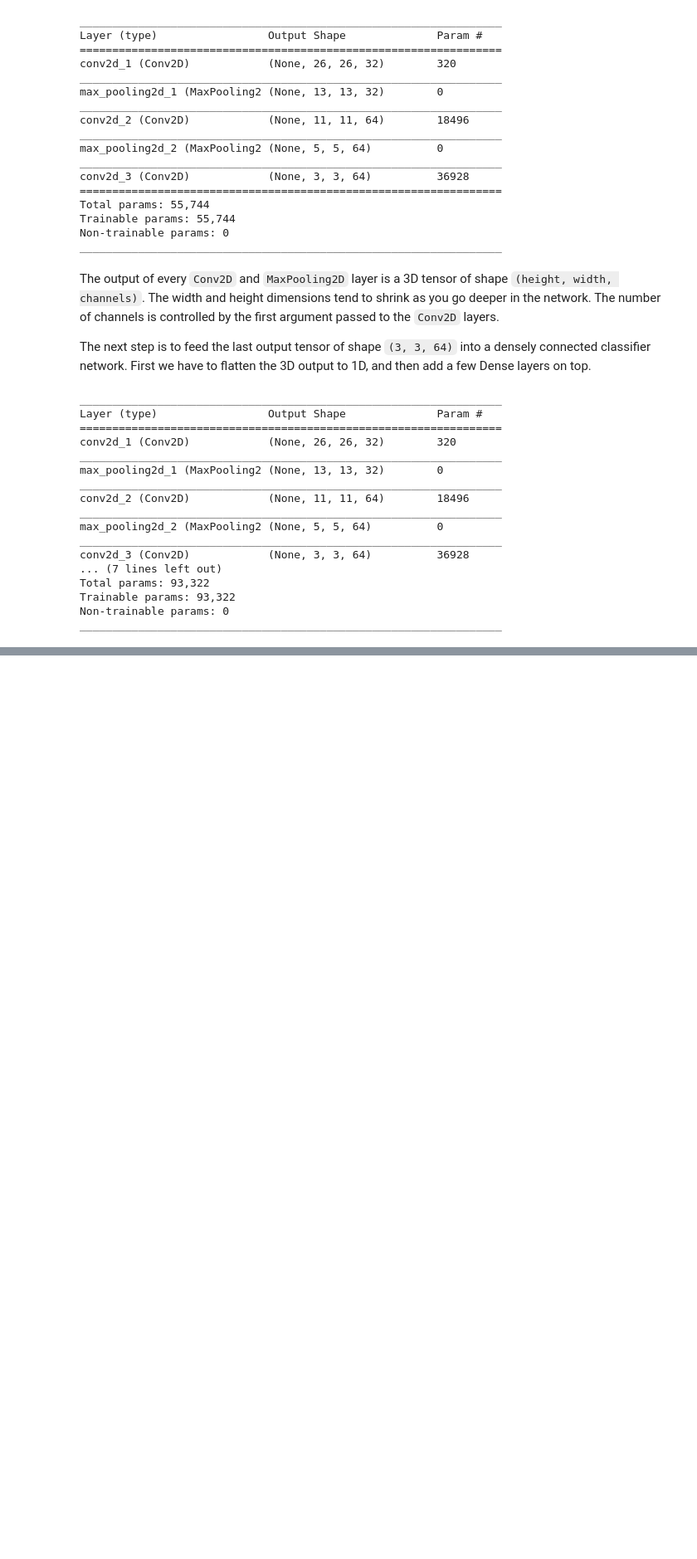
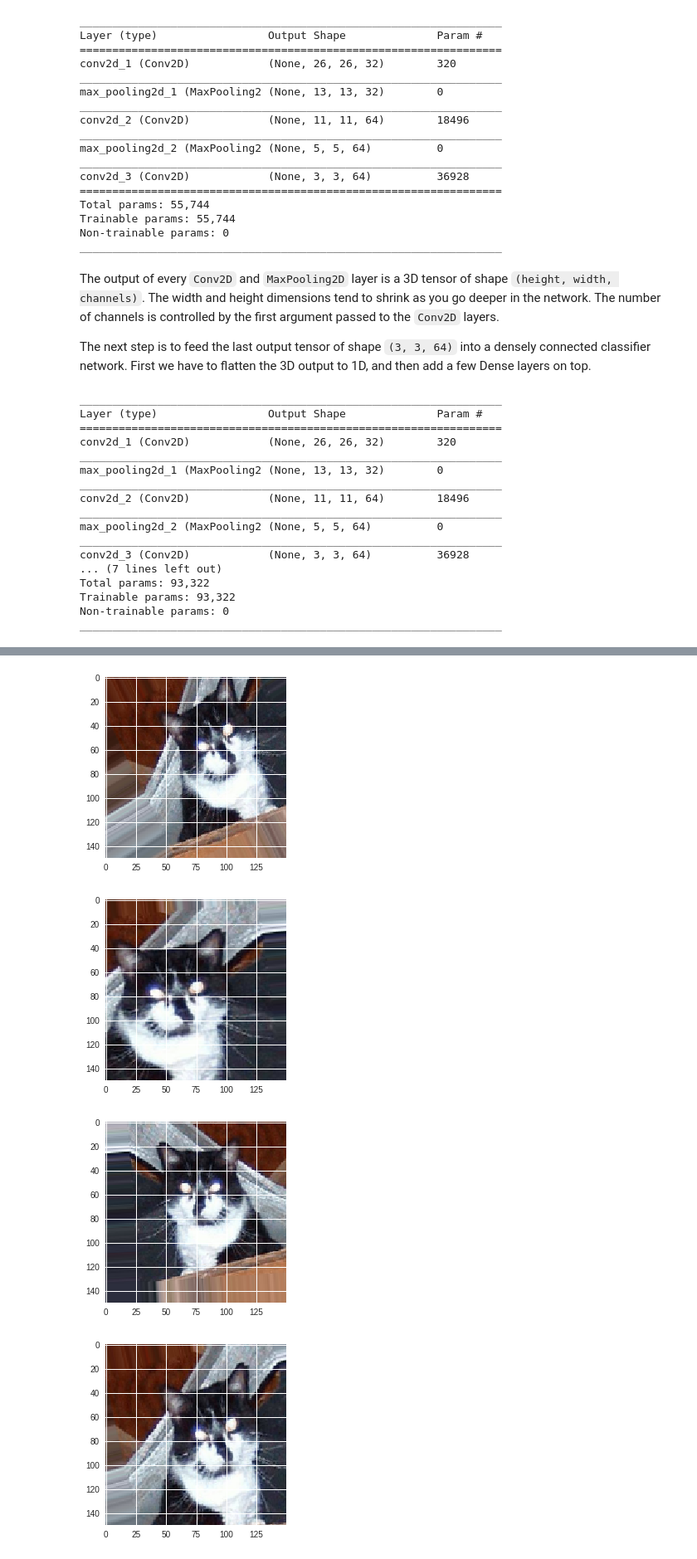
Before and after one commit to yuraist/learn-ML, a Jupyter notebook: notebooks/Deep Learning for Computer Vision.ipynb, the cells around one changed output, grey strips where cells are left out. Shown: that part at 83% size. Saved outputs shown, nothing was run; the diff lists cells and outputs as text; code cells hidden in the pictures; blank space fills up the shorter version.

```diff
--- a/notebooks/Deep Learning for Computer Vision.ipynb
+++ b/notebooks/Deep Learning for Computer Vision.ipynb
@@ -93,0 +401,10 @@ test_acc
+# %%
+datagen = ImageDataGenerator(
+    rotation_range=40,
+    width_shift_range=0.2,
+    height_shift_range=0.2,
+    shear_range=0.2,
+    zoom_range=0.2,
+    horizontal_flip=True,
+    fill_mode='nearest'
+)
@@ -93,0 +421,31 @@ test_acc
+# %%
+from keras.preprocessing import image
+
+fnames = [os.path.join(train_cats_dir, fname) for
+          fname in os.listdir(train_cats_dir)]
+
+img_path = fnames[3]
+# Read the image and resize it
+img = image.load_img(img_path, target_size=(150, 150))
+
+# Convert it to a Numpy array with shape (150, 150, 3)
+x = image.img_to_array(img)
+
+# Reshape it to (1, 150, 150, 3)
+x = x.reshape((1,) + x.shape)
+
+# Generate batches of randomly transformed images.
+i = 0
+for batch in datagen.flow(x, batch_size=1):
+  plt.figure(i)
+  imgplot = plt.imshow(image.array_to_img(batch[0]))
+  i += 1
+  if i % 4 == 0:
+    break
+
+plt.show()
+# %% [output]
+[figure, added]
+[figure, added]
+[figure, added]
+[figure, added]
```
Also changed, not shown: parts of 63 cells of this notebook, 1 other file.
